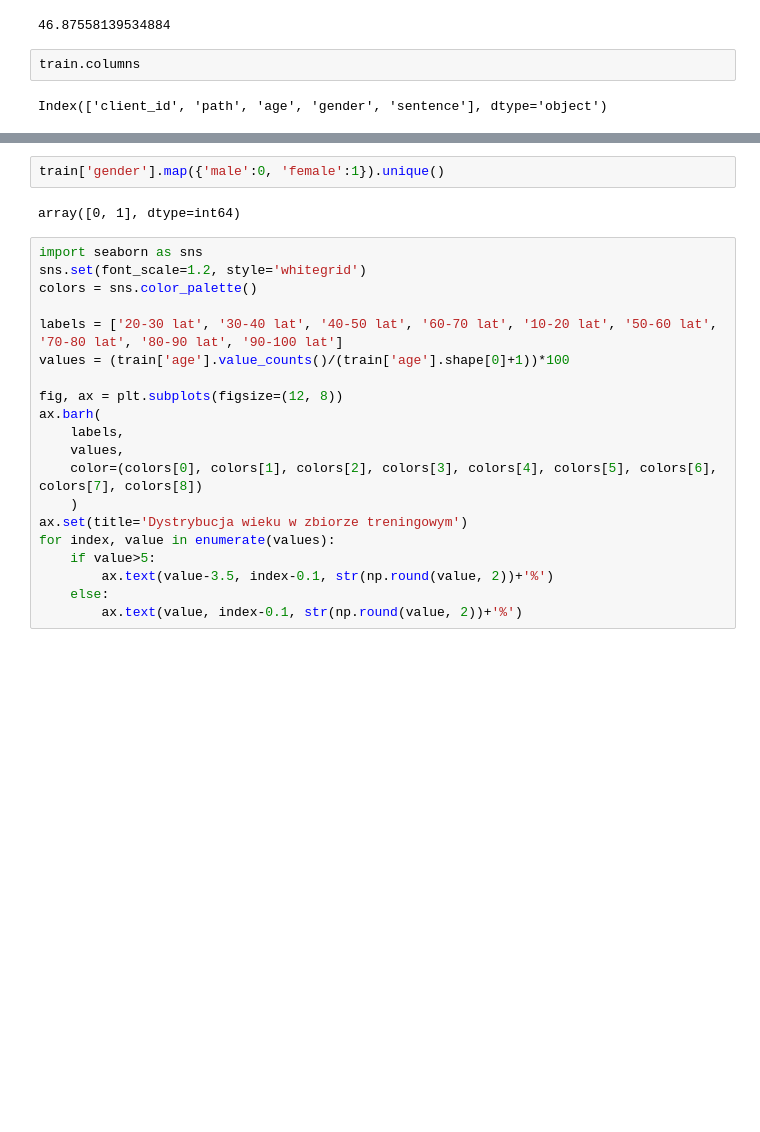
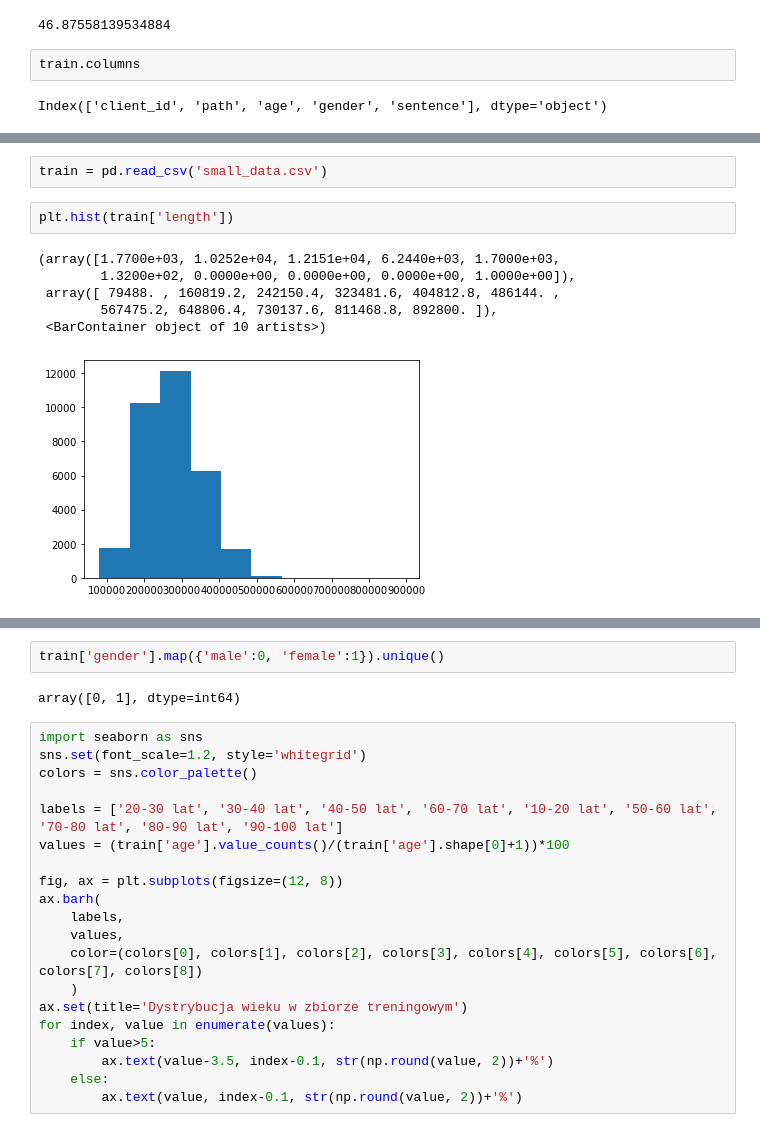
Before and after one commit to Stsh4lson/speech-to-age-gender, a Jupyter notebook: exploration.ipynb, the cells around one changed output, grey strips where cells are left out. Drawn from its saved outputs; the diff is of its cells as text; blank space fills up the shorter version.

```diff
--- a/exploration.ipynb
+++ b/exploration.ipynb
@@ -24,0 +47,11 @@ Index(['client_id', 'path', 'age', 'gender', 'sentence'], dtype='object')
+# %%
+train = pd.read_csv('small_data.csv')
+# %%
+plt.hist(train['length'])
+# %% [output]
+(array([1.7700e+03, 1.0252e+04, 1.2151e+04, 6.2440e+03, 1.7000e+03,
+        1.3200e+02, 0.0000e+00, 0.0000e+00, 0.0000e+00, 1.0000e+00]),
+ array([ 79488. , 160819.2, 242150.4, 323481.6, 404812.8, 486144. ,
+        567475.2, 648806.4, 730137.6, 811468.8, 892800. ]),
+ <BarContainer object of 10 artists>)
+[figure, added]
```
Also changed, not shown: parts of 14 cells of this notebook, 10 other files.
